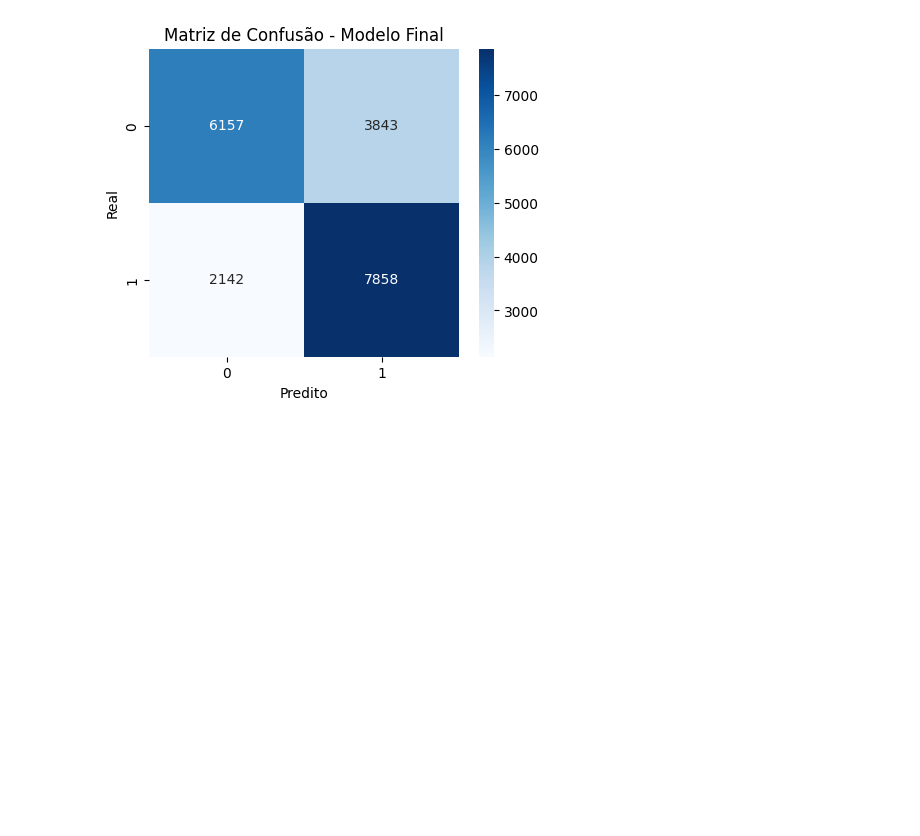
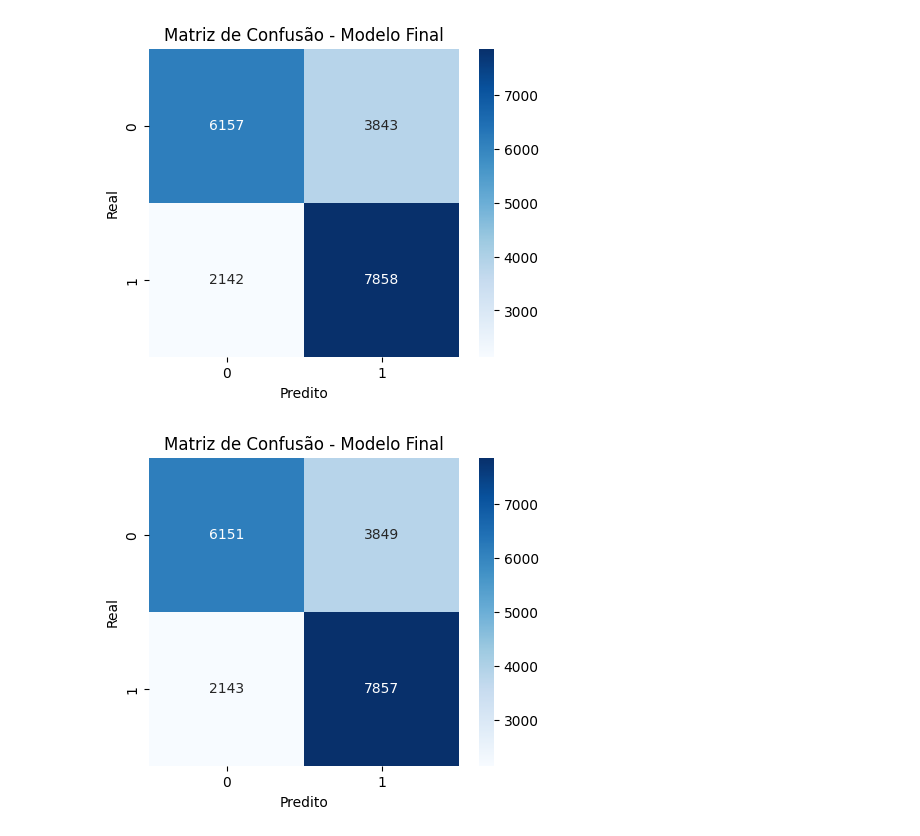
Before and after one commit to EvertonTeix/CdD_2025.2, a Jupyter notebook: notebooks/T3/Processamento de linguagem natural/sentimentos_twitter.ipynb, the cells around one changed output. Saved outputs shown, nothing was run; the diff lists cells and outputs as text; code cells hidden in the pictures; blank space fills up the shorter version.

```diff
--- a/notebooks/T3/Processamento de linguagem natural/sentimentos_twitter.ipynb
+++ b/notebooks/T3/Processamento de linguagem natural/sentimentos_twitter.ipynb
@@ -299,6 +288,17 @@ pg.plot_matriz_por_tecnica_modelo(
 )
 # %% [output]
 [figure]
+# %%
+config_alvo = "Bag of Words | {'ngram_range': (1, 1), 'min_df': 5, 'max_df': 0.9}"
+
+pg.plot_matriz_por_tecnica_modelo(
+    resultados_gerais,
+    tecnica="Bag of Words",
+    configuracao=config_alvo,
+    modelo="LR"
+)
+# %% [output]
+[figure, added]
 # %%
 pg.plot_nuvem_melhor_modelo(resultados_gerais)
 # %% [output]
```
Also changed, not shown: parts of 8 cells of this notebook, 3 other files.
